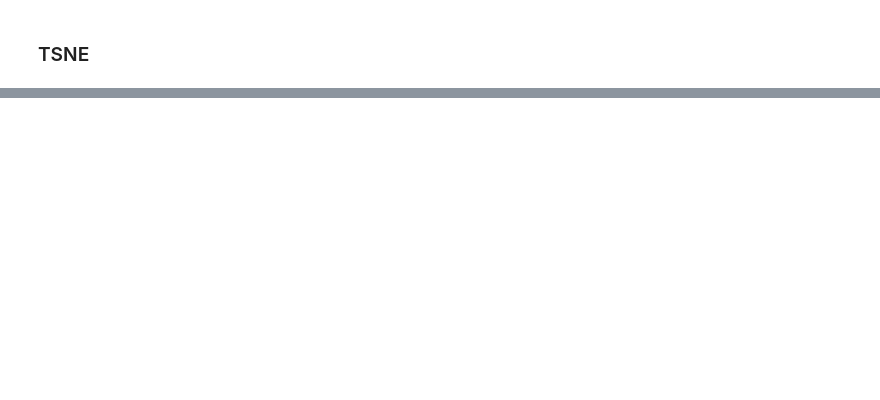
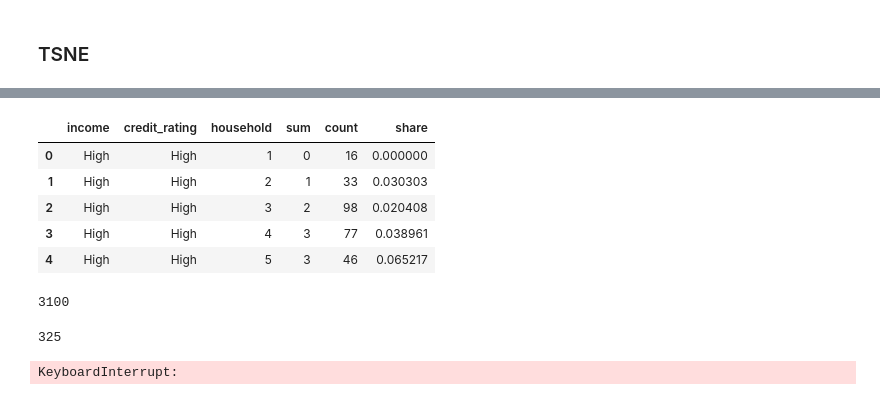
Before and after one commit to dmitry-an-git/iRONHACK_project, a Jupyter notebook: final_project.ipynb, the cells around one changed output, grey strips where cells are left out. Drawn from its saved outputs; the diff is of its cells as text; code cells hidden in the pictures; blank space fills up the shorter version.

```diff
--- a/final_project.ipynb
+++ b/final_project.ipynb
@@ -73,8 +73,6 @@ high = data[(data['mailer']=='Postcard')&(data['reward']=='Air Miles')]
 low  = data[~((data['mailer']=='Postcard')&(data['reward']=='Air Miles'))&(data['accepted']==1)]
 
 data1 = pd.concat([high,low], axis = 0)
-
-data = data1
 # %%
 obj_cols = ['income', 'accounts', 'credit_rating', 'cards', 'homes', 'own_home', 'household']
 num_cols = ['bal_avg']
@@ -561,0 +489,16 @@ summary
+# %%
+# Split of the ballances first
+def bal_split(a):
+    if   a <  700:  return 'a'
+    elif a <= 1400: return 'b'
+    elif a <= 1900: return 'c'
+    else:           return 'd'
+
+
+data['bal_avg_bin'] = data['bal_avg'].apply(bal_split)
+data['bal_q1_bin'] = data['bal_q1'].apply(bal_split)
+data['bal_q2_bin'] = data['bal_q2'].apply(bal_split)
+data['bal_q3_bin'] = data['bal_q3'].apply(bal_split)
+data['bal_q4_bin'] = data['bal_q4'].apply(bal_split)
+
+data.columns
@@ -561,0 +609,39 @@ summary
+# %%
+# the bins and the probabilities (relative shares of accepted offers)
+
+final_cols = ['income','credit_rating','household','accepted']
+test_data = data[(data['mailer']=='Postcard')&(data['reward']=='Air Miles')][final_cols] # the best media and reward
+
+a = test_data.groupby(['income','credit_rating','household'])[['accepted']].sum() / test_data.groupby(['income','credit_rating','household']).count()
+
+shares = test_data.groupby(['income','credit_rating','household']).agg({'accepted':[sum,pd.Series.count]})
+shares['accepted']['share'] = shares['accepted']['sum']/shares['accepted']['count']
+
+shares.columns = shares.columns.get_level_values(1)
+shares['share'] = shares['sum']/shares['count']
+shares = shares.reset_index()
+shares.head(5)
+# %% [output]
+|  | income | credit_rating | household | sum | count | share |
+| 0 | High | High | 1 | 0 | 16 | 0.000000 |
+| 1 | High | High | 2 | 1 | 33 | 0.030303 |
+| 2 | High | High | 3 | 2 | 98 | 0.020408 |
+| 3 | High | High | 4 | 3 | 77 | 0.038961 |
+| 4 | High | High | 5 | 3 | 46 | 0.065217 |
+# %%
+shares['count'].sum() # total entries counted (only best media and reward)
+# %% [output]
+3100
+# %%
+shares['sum'].sum() # total accepted (10% vs 6% across the whole dataset)
+# %% [output]
+325
+# %%
+# probabilites to all entries of the original dataset
+
+def selector(a,b,c):
+    return shares[(shares['income']==a)&(shares['credit_rating']==b)&(shares['household']==c)]['share'].values[0]
+
+data['share'] = data.apply(lambda x: selector(a = x['income'], b = x['credit_rating'], c = x['household']), axis=1)
+# %% [output]
+KeyboardInterrupt:
```
Also changed, not shown: parts of 22 cells of this notebook.
